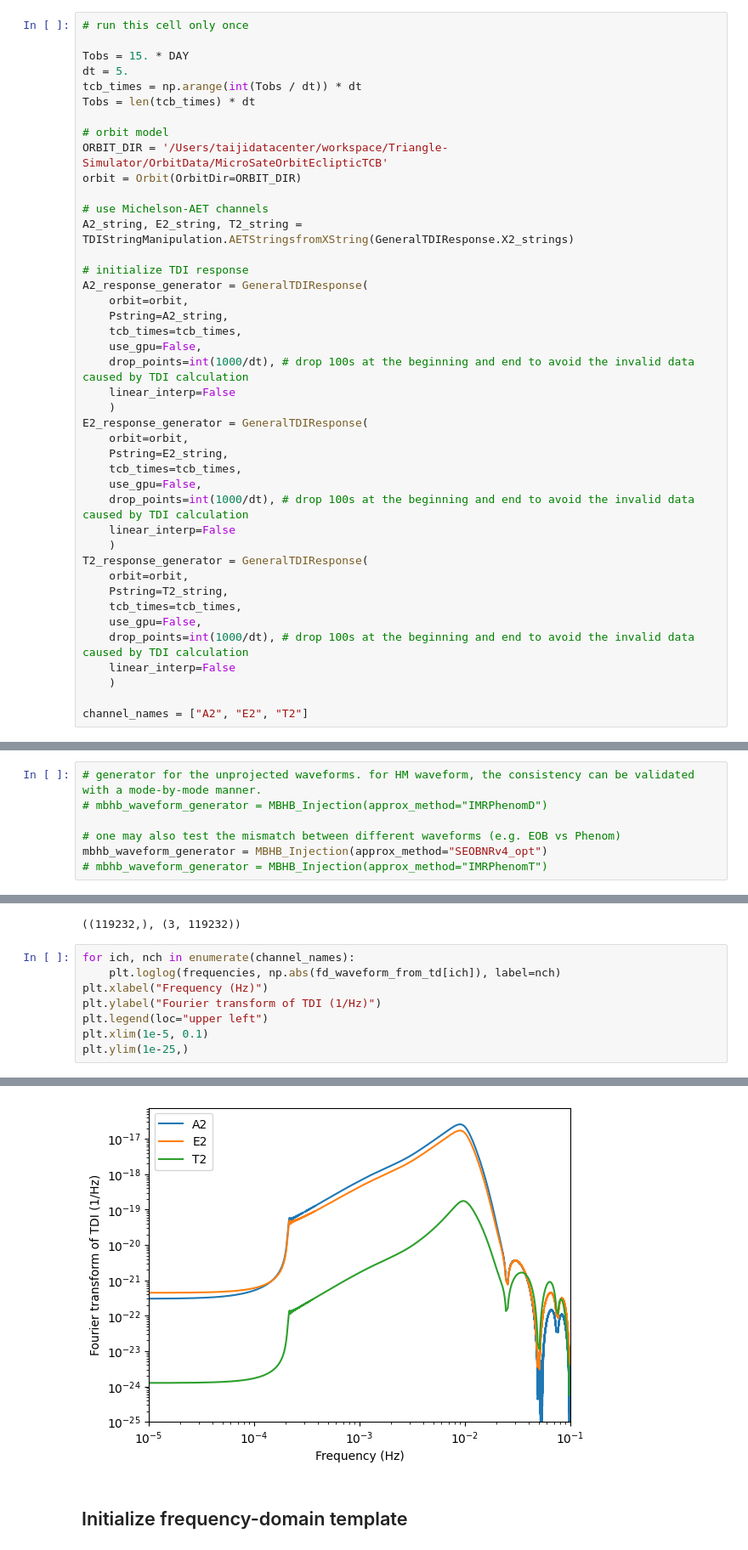
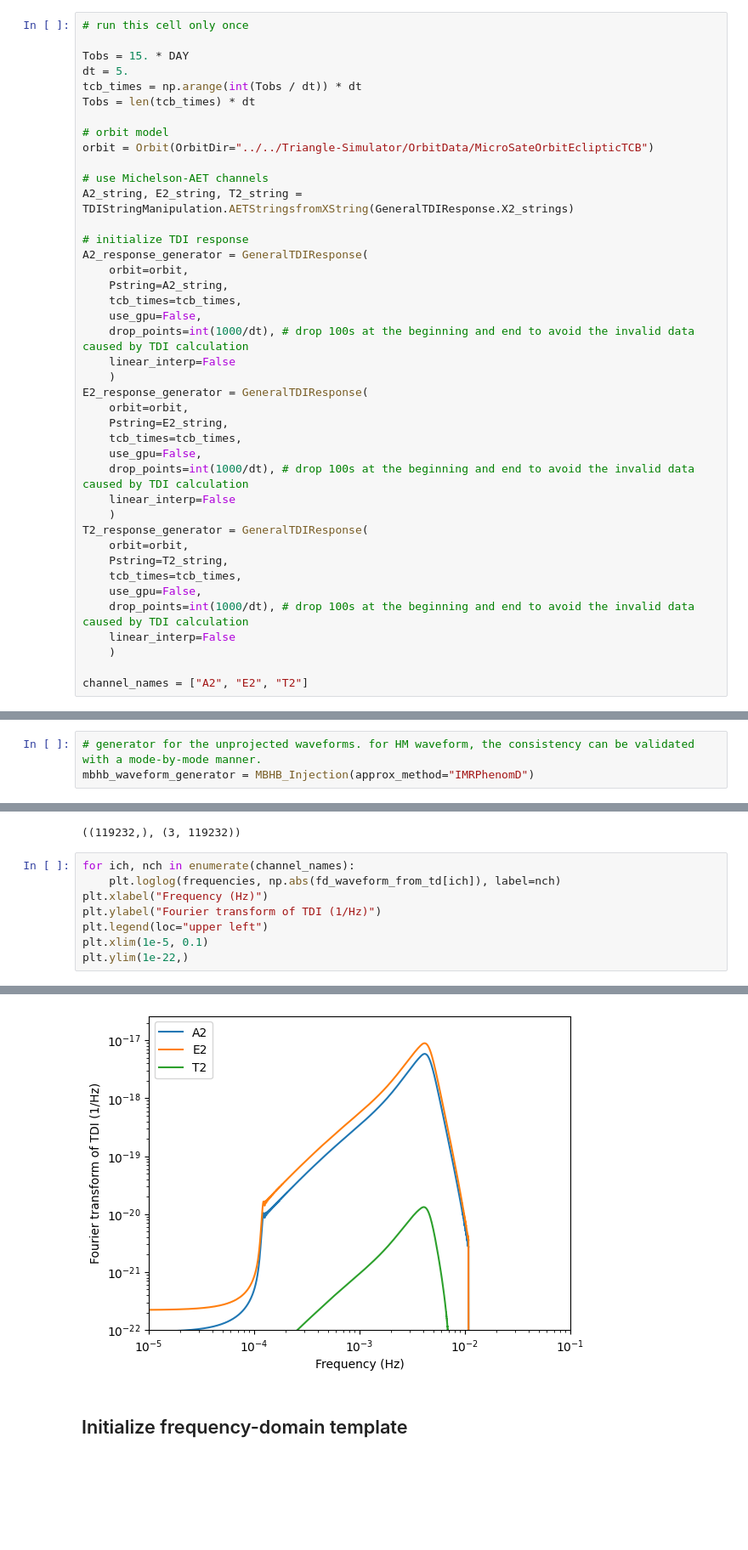
Before and after one commit to TriangleDataCenter/Triangle-BBH, a Jupyter notebook: Examples/3_Compare_TD_FD.ipynb, the cells around one changed output, grey strips where cells are left out. Shown: that part at 85% size. Drawn from its saved outputs; the diff is of its cells as text; blank space fills up the shorter version.

```diff
--- a/Examples/3_Compare_TD_FD.ipynb
+++ b/Examples/3_Compare_TD_FD.ipynb
@@ -53,8 +52,7 @@ tcb_times = np.arange(int(Tobs / dt)) * dt
 Tobs = len(tcb_times) * dt
 
 # orbit model
-ORBIT_DIR = '/Users/taijidatacenter/workspace/Triangle-Simulator/OrbitData/MicroSateOrbitEclipticTCB'
-orbit = Orbit(OrbitDir=ORBIT_DIR)
+orbit = Orbit(OrbitDir="../../Triangle-Simulator/OrbitData/MicroSateOrbitEclipticTCB")
 
 # use Michelson-AET channels
 A2_string, E2_string, T2_string = TDIStringManipulation.AETStringsfromXString(GeneralTDIResponse.X2_strings)
@@ -90,10 +88,6 @@ channel_names = ["A2", "E2", "T2"]
 ## Simulate time-domain waveform
 # %%
 # generator for the unprojected waveforms. for HM waveform, the consistency can be validated with a mode-by-mode manner.
-# mbhb_waveform_generator = MBHB_Injection(approx_method="IMRPhenomD")
-
-# one may also test the mismatch between different waveforms (e.g. EOB vs Phenom)
-mbhb_waveform_generator = MBHB_Injection(approx_method="SEOBNRv4_opt")
-# mbhb_waveform_generator = MBHB_Injection(approx_method="IMRPhenomT")
+mbhb_waveform_generator = MBHB_Injection(approx_method="IMRPhenomD")
 # %%
 # set source parameters
@@ -182,5 +163,5 @@ plt.xlabel("Frequency (Hz)")
 plt.ylabel("Fourier transform of TDI (1/Hz)")
 plt.legend(loc="upper left")
 plt.xlim(1e-5, 0.1)
-plt.ylim(1e-25,)
+plt.ylim(1e-22,)
 # %% [output]
@@ -188,4 +169,4 @@ plt.ylim(1e-25,)
-[figure, old version]
+[figure, new version]
 # %% [markdown]
 ## Initialize frequency-domain template
 # %%
```
Also changed, not shown: parts of 10 cells of this notebook, 4 other files.
